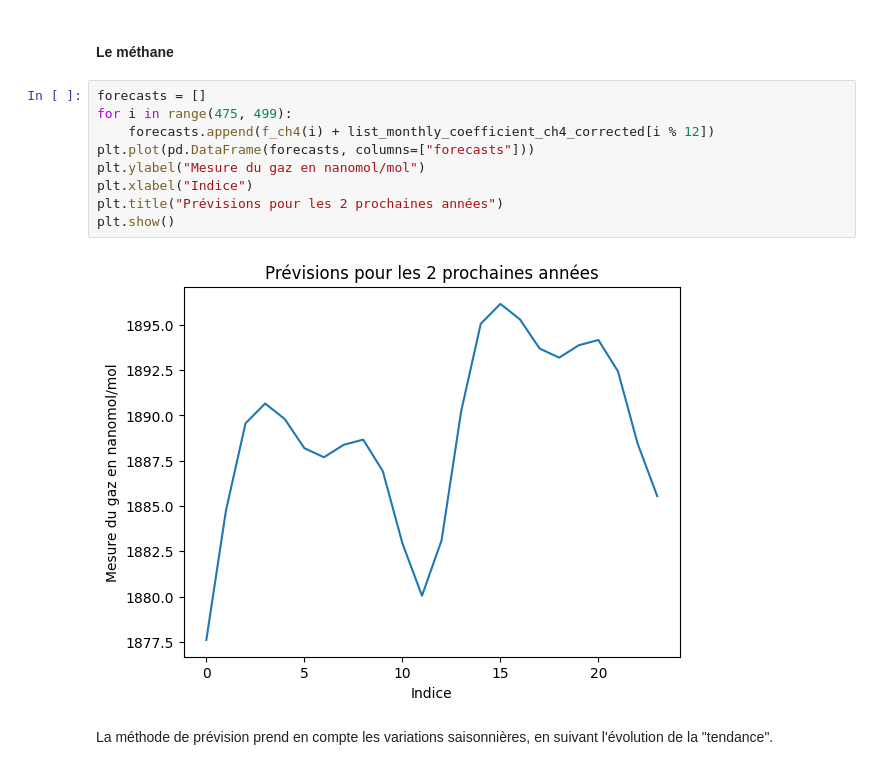
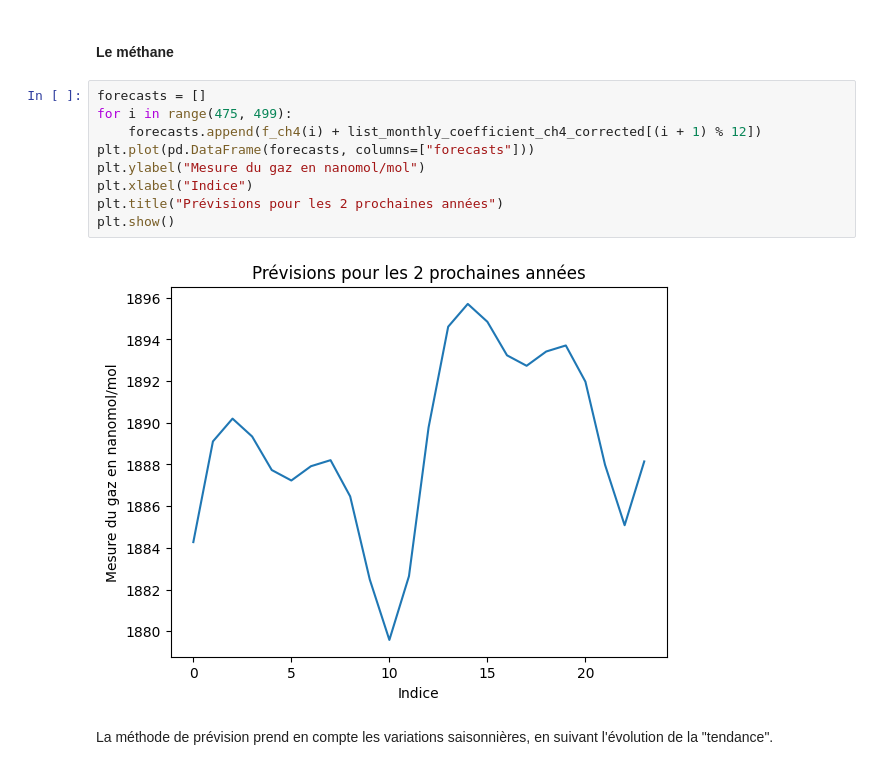
Before and after one commit to baptistegeorget/AnalyseGaz, a Jupyter notebook: Projet stats.ipynb, the cells around one changed output. Cells and saved outputs as stored; diff of their text form.

```diff
--- a/Projet stats.ipynb
+++ b/Projet stats.ipynb
@@ -345,14 +345,14 @@ On observe une tendance croissante, cette tendance correspond à l'évolution gl
 # %%
 forecasts = []
 for i in range(475, 499):
-    forecasts.append(f_ch4(i) + list_monthly_coefficient_ch4_corrected[i % 12])
+    forecasts.append(f_ch4(i) + list_monthly_coefficient_ch4_corrected[(i + 1) % 12])
 plt.plot(pd.DataFrame(forecasts, columns=["forecasts"]))
 plt.ylabel("Mesure du gaz en nanomol/mol")
 plt.xlabel("Indice")
 plt.title("Prévisions pour les 2 prochaines années")
 plt.show()
 # %% [output]
-[figure, old version]
+[figure, new version]
 # %% [markdown]
 La méthode de prévision prend en compte les variations saisonnières, en suivant l'évolution de la "tendance".
 # %% [markdown]
```
Also changed, not shown: parts of 54 cells of this notebook.
